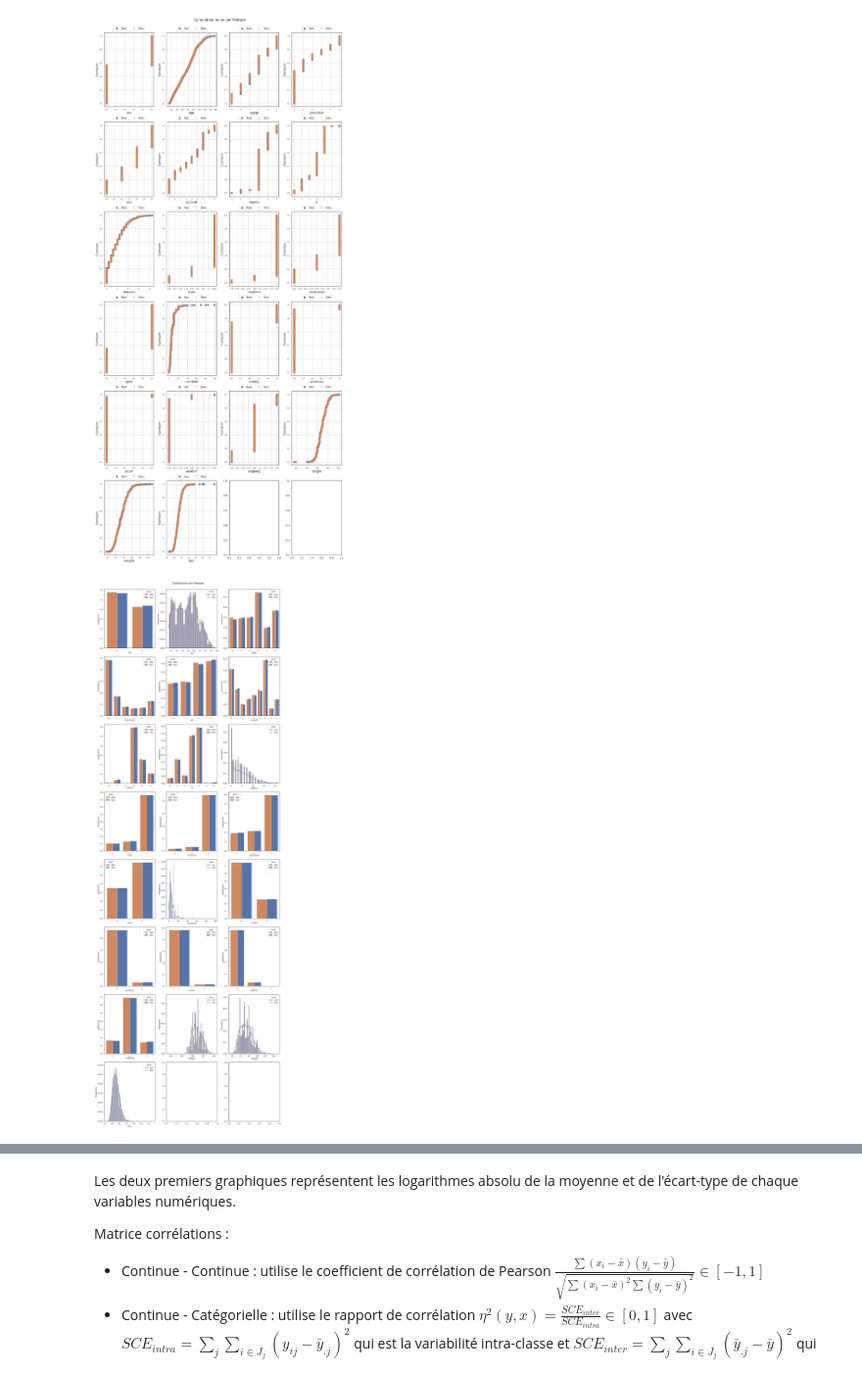
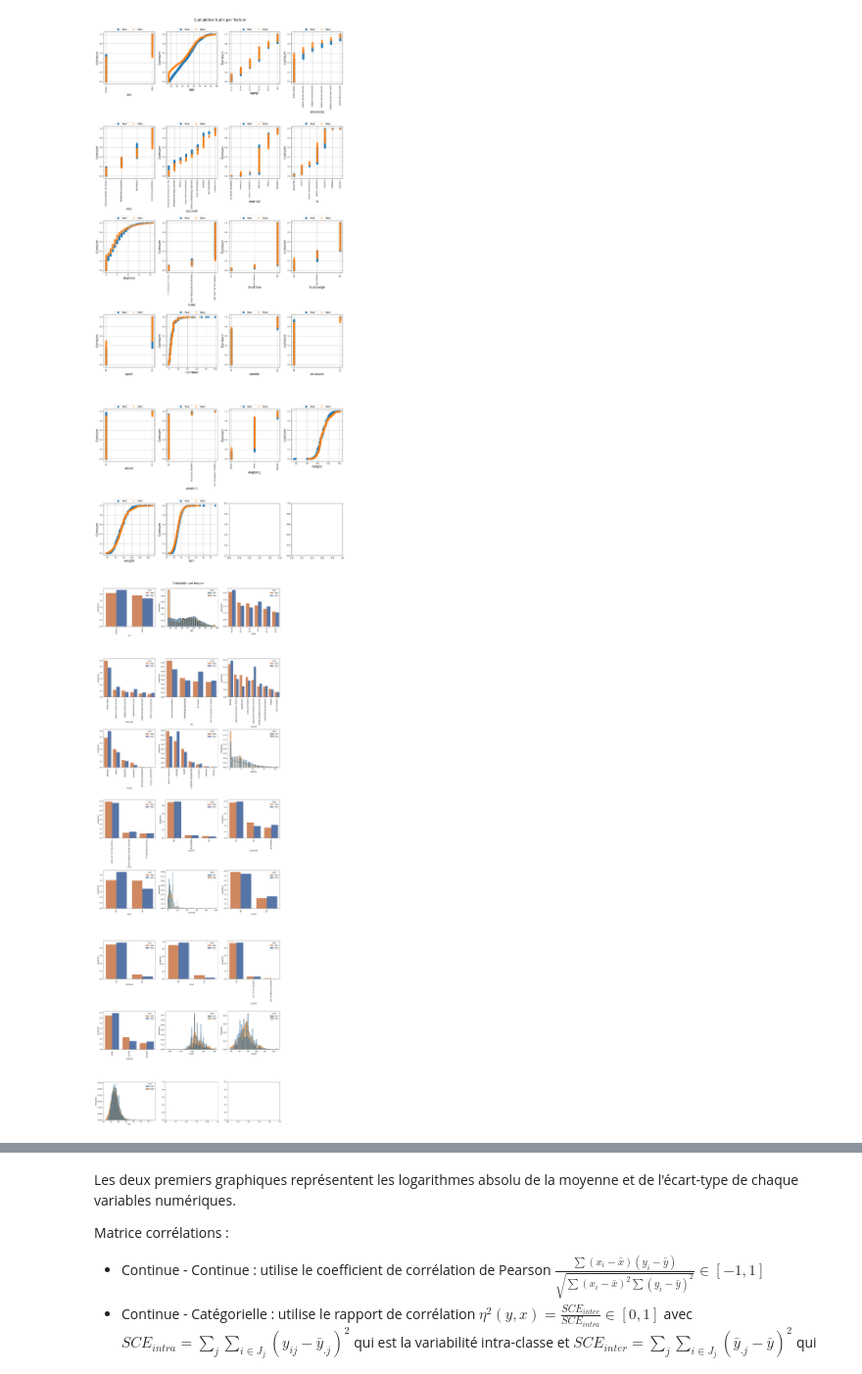
Before and after one commit to InseeFrLab/synthetic-data-sdc, a Jupyter notebook: TableEvaluator/Table_evaluator.ipynb, the cells around one changed output, grey strips where cells are left out. Shown at 98% size. Cells and saved outputs as stored; diff of their text form; code cells hidden in the pictures.

```diff
--- a/TableEvaluator/Table_evaluator.ipynb
+++ b/TableEvaluator/Table_evaluator.ipynb
@@ -122,0 +10,10 @@ ctgan.head()
+# %%
+original = pd.read_csv("df_original.csv", names = variables)
+ctgan = pd.read_csv('ctgan_best.csv', names = variables, header = 0)
+cart = pd.read_csv("df1_cart.csv", names = variables)
+ctree = pd.read_csv("df1_ctree.csv", names = variables)
+parametric = pd.read_csv("df1_parametric.csv", names = variables)
+rf = pd.read_csv("df1_rf.csv", names = variables)
+bag = pd.read_csv("df1_bag.csv", names = variables)
+sample = pd.read_csv("df1_sample.csv", names = variables)
+tvae = pd.read_csv("tvae_best.csv", names = variables, header = 0)
@@ -123,9 +31,12 @@ ctgan.head()
 # %%
-evaluator_cart.visual_evaluation()
+warnings.filterwarnings("ignore")
+
+#evaluator_cart.visual_evaluation()
 #evaluator_ctree.visual_evaluation()
 #evaluator_parametric.visual_evaluation()
 #evaluator_rf.visual_evaluation()
 #evaluator_bag.visual_evaluation()
 #evaluator_sample.visual_evaluation()
-#evaluator_ctgan.visual_evaluation()
+evaluator_ctgan.visual_evaluation()
+#evaluator_tvae.visual_evaluation()
 # %% [output]
@@ -133,2 +44,2 @@ evaluator_cart.visual_evaluation()
-[figure, old version]
+[figure, new version]
-[figure, old version]
+[figure, new version]
```
Also changed, not shown: parts of 12 cells of this notebook, 5 other files.
